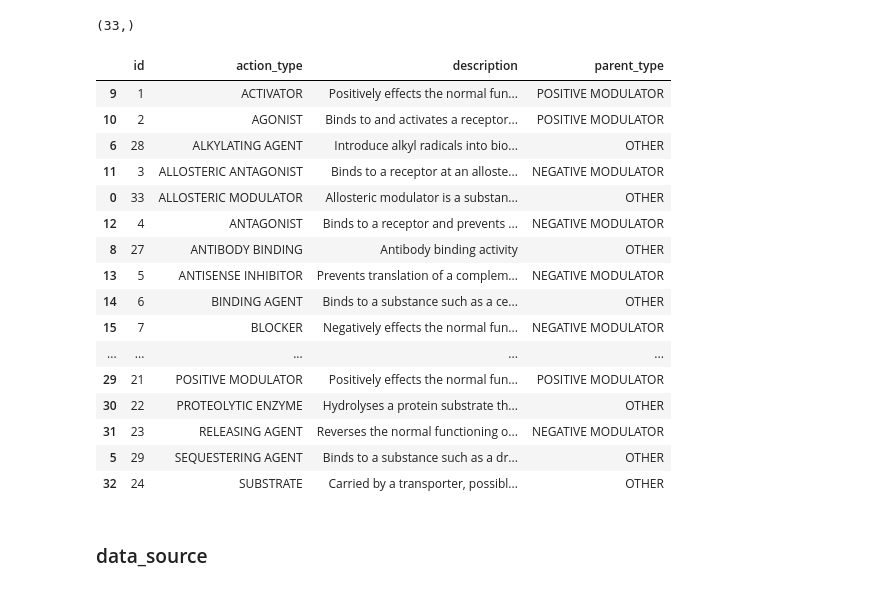
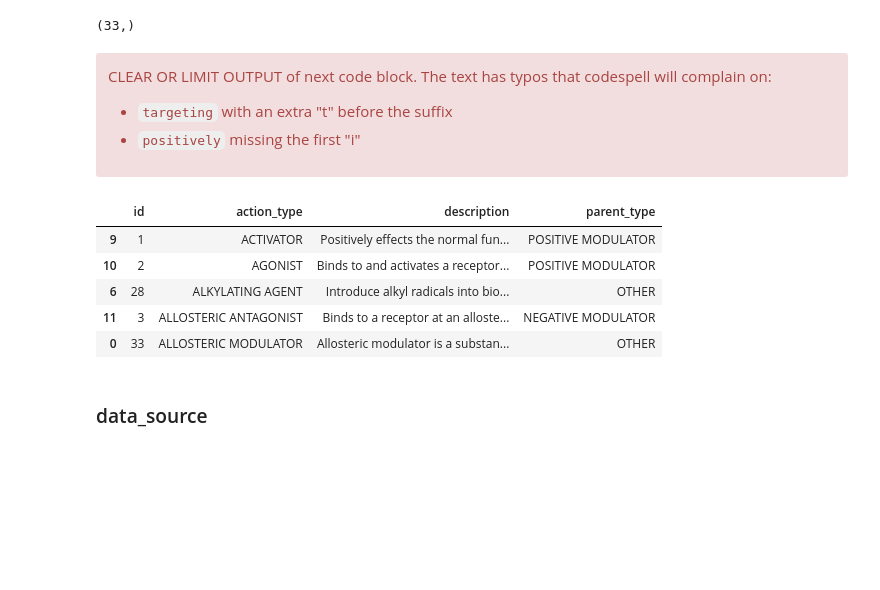
Before and after one commit to NCATSTranslator/translator-ingests, a Jupyter notebook: src/translator_ingest/ingests/drugcentral/eda_and_parser_dev.ipynb, the cells around one changed output. Cells and saved outputs as stored; diff of their text form; code cells hidden in the pictures; blank space fills up the shorter version.

Commit message:
drugcentral: update notebook after parser edits

```diff
--- a/src/translator_ingest/ingests/drugcentral/eda_and_parser_dev.ipynb
+++ b/src/translator_ingest/ingests/drugcentral/eda_and_parser_dev.ipynb
@@ -68,21 +102,15 @@ References:
 # %%
-## public instance connection info
+## parser
 
-DIALECT = "postgresql"
-DRIVER = "psycopg"  ## package dependency
-## from DrugCentral downloads page
-USER = "drugman"
-PASSWORD = "dosage"
-HOST = "unmtid-dbs.net"
-PORT = 5433
-DBNAME = "drugcentral"
-
-## using SQLAlchemy method, rather than hard-code string format
-server_url = URL.create(
-    drivername = f"{DIALECT}+{DRIVER}",
-    username=USER,
+server_url = get_server_url(
+    dialect=DIALECT,
+    driver=DRIVER,
+    user=USER,
     password=PASSWORD,
     host=HOST,
     port=PORT,
-    database=DBNAME,
+    dbname=DBNAME
 )
+type(server_url)
+
+print(server_url)
@@ -89,8 +120,10 @@ server_url = URL.create(
 # %%
+## notebook only: for easy querying
+
 print("Connecting to the PostgreSQL database...")
 
-engine = create_engine(server_url)
-conn = engine.connect()
+engine_dev = create_engine(server_url)
+conn = engine_dev.connect()
 
 print("Connection successful")
 # %% [output]
@@ -1338,28 +1534,23 @@ result.fetchone()
 (33,)
 # %%
 df_at = pd.read_sql_table(table_name="action_type", con=conn)
+# %% [markdown]
+<div class="alert alert-block alert-danger">
+
+CLEAR OR LIMIT OUTPUT of next code block. The text has typos that codespell will complain on:
+* `targeting` with an extra "t" before the suffix
+* `positively` missing the first "i"
 # %%
 pd.set_option('display.max_colwidth', None)
 
-df_at.sort_values("action_type")
+df_at.sort_values("action_type")[0:5]
 # %% [output]
 |  | id | action_type | description | parent_type |
 | 9 | 1 | ACTIVATOR | Positively effects the normal fun... | POSITIVE MODULATOR |
 | 10 | 2 | AGONIST | Binds to and activates a receptor... | POSITIVE MODULATOR |
 | 6 | 28 | ALKYLATING AGENT | Introduce alkyl radicals into bio... | OTHER |
 | 11 | 3 | ALLOSTERIC ANTAGONIST | Binds to a receptor at an alloste... | NEGATIVE MODULATOR |
 | 0 | 33 | ALLOSTERIC MODULATOR | Allosteric modulator is a substan... | OTHER |
-| 12 | 4 | ANTAGONIST | Binds to a receptor and prevents ... | NEGATIVE MODULATOR |
-| 8 | 27 | ANTIBODY BINDING | Antibody binding activity | OTHER |
-| 13 | 5 | ANTISENSE INHIBITOR | Prevents translation of a complem... | NEGATIVE MODULATOR |
-| 14 | 6 | BINDING AGENT | Binds to a substance such as a ce... | OTHER |
-| 15 | 7 | BLOCKER | Negatively effects the normal fun... | NEGATIVE MODULATOR |
-| ... | ... | ... | ... | ... |
-| 29 | 21 | POSITIVE MODULATOR | Positively effects the normal fun... | POSITIVE MODULATOR |
-| 30 | 22 | PROTEOLYTIC ENZYME | Hydrolyses a protein substrate th... | OTHER |
-| 31 | 23 | RELEASING AGENT | Reverses the normal functioning o... | NEGATIVE MODULATOR |
-| 5 | 29 | SEQUESTERING AGENT | Binds to a substance such as a dr... | OTHER |
-| 32 | 24 | SUBSTRATE | Carried by a transporter, possibl... | OTHER |
 # %% [markdown]
 ### data_source
 # %% [markdown]
```
Also changed, not shown: parts of 31 cells of this notebook.
